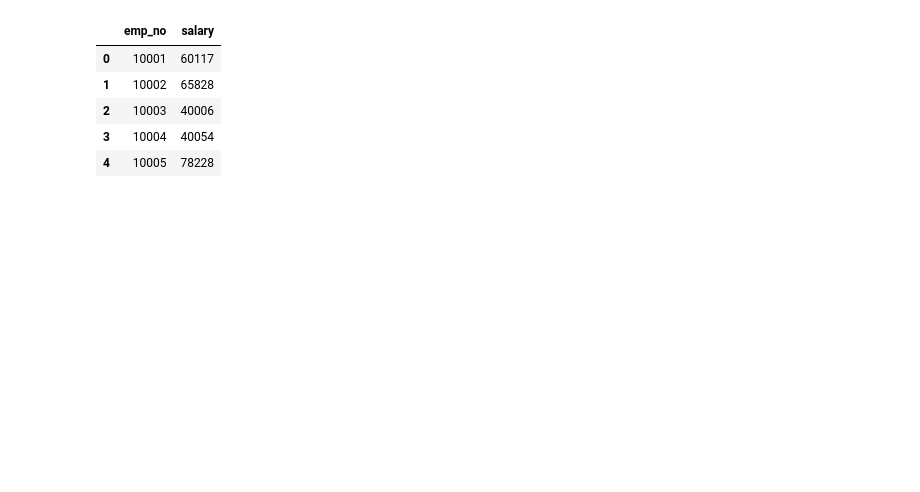
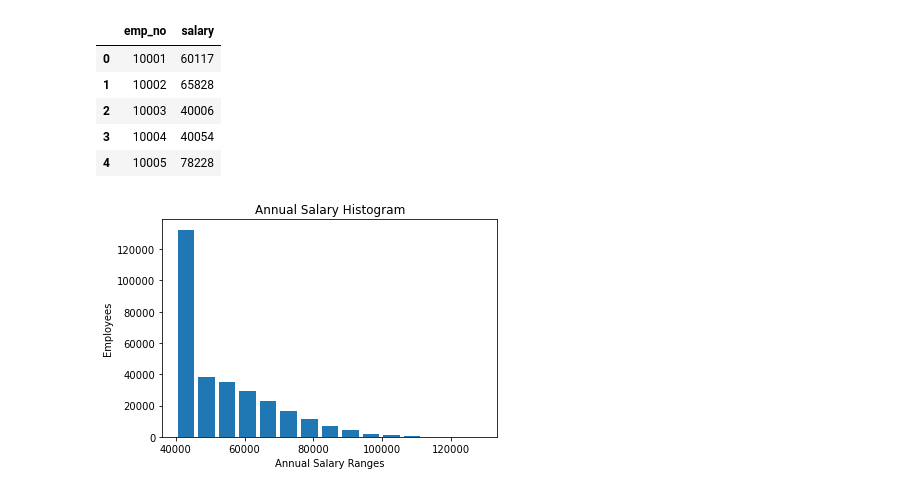
Before and after one commit to marceloflores1/sql-challenge, a Jupyter notebook: EmployeeSQL/Bonus.ipynb, the cells around one changed output. Drawn from its saved outputs; the diff is of its cells as text; code cells hidden in the pictures; blank space fills up the shorter version.

```diff
--- a/EmployeeSQL/Bonus.ipynb
+++ b/EmployeeSQL/Bonus.ipynb
@@ -10,8 +10,8 @@ engine = create_engine(f'postgresql://postgres:{key}@localhost:5432/SQLChallenge
 conn = engine.connect()
 
 # Create Salaries Dataframe with SQL Query
-salaries = pd.read_sql("SELECT * FROM salaries", conn)
-salaries.head()
+salaries_df = pd.read_sql("SELECT * FROM salaries", conn)
+salaries_df.head()
 # %% [output]
 |  | emp_no | salary |
 | 0 | 10001 | 60117 |
@@ -19,3 +19,12 @@ salaries.head()
 | 2 | 10003 | 40006 |
 | 3 | 10004 | 40054 |
 | 4 | 10005 | 78228 |
+# %%
+# Creating histogram and adding labels and title
+plt.hist(salaries_df["salary"], 15, align="mid", rwidth=.8)
+plt.xlabel("Annual Salary Ranges")
+plt.ylabel("Employees")
+plt.title("Annual Salary Histogram")
+plt.show()
+# %% [output]
+[figure, added]
```
Also changed, not shown: parts of 3 cells of this notebook.
